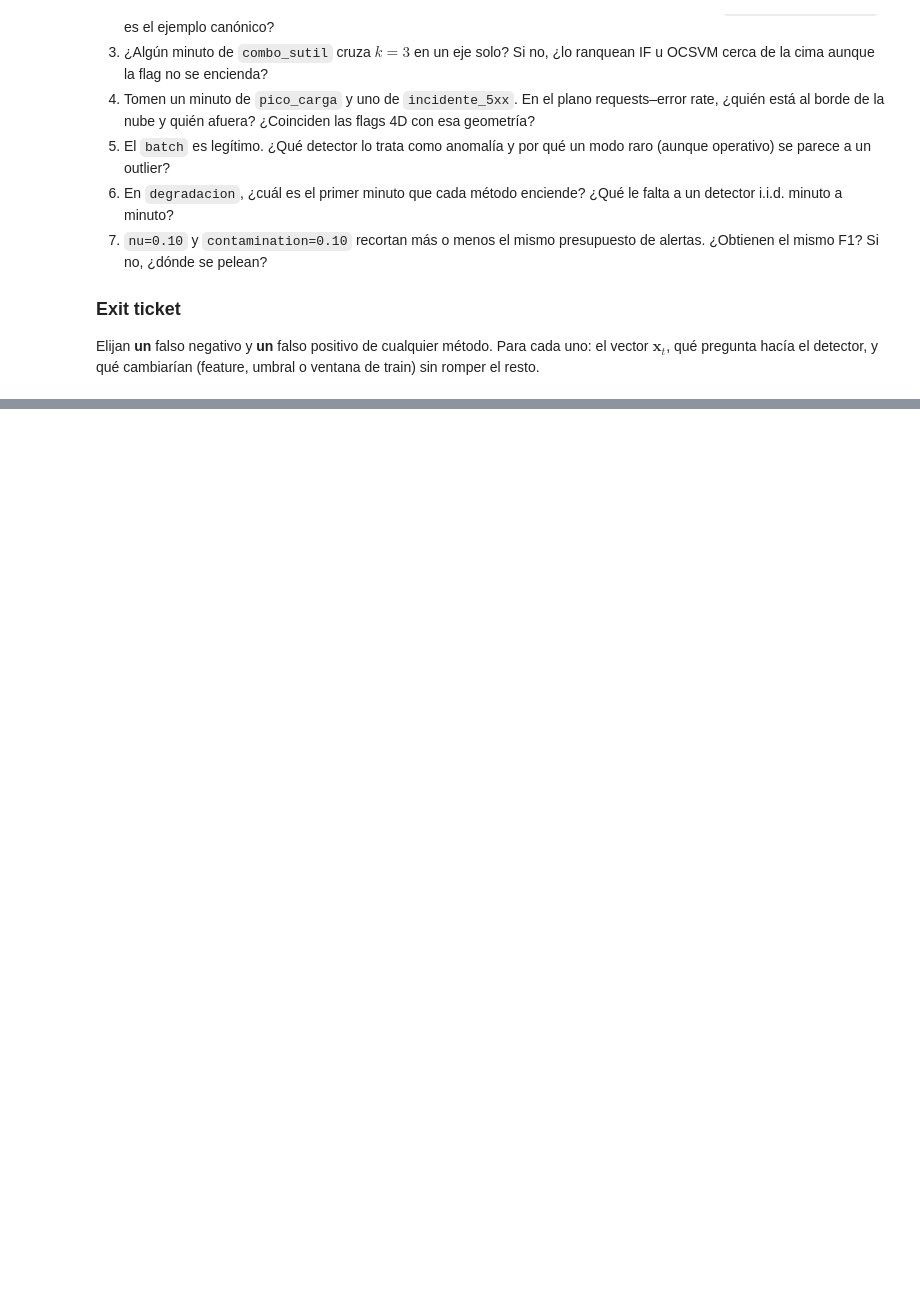
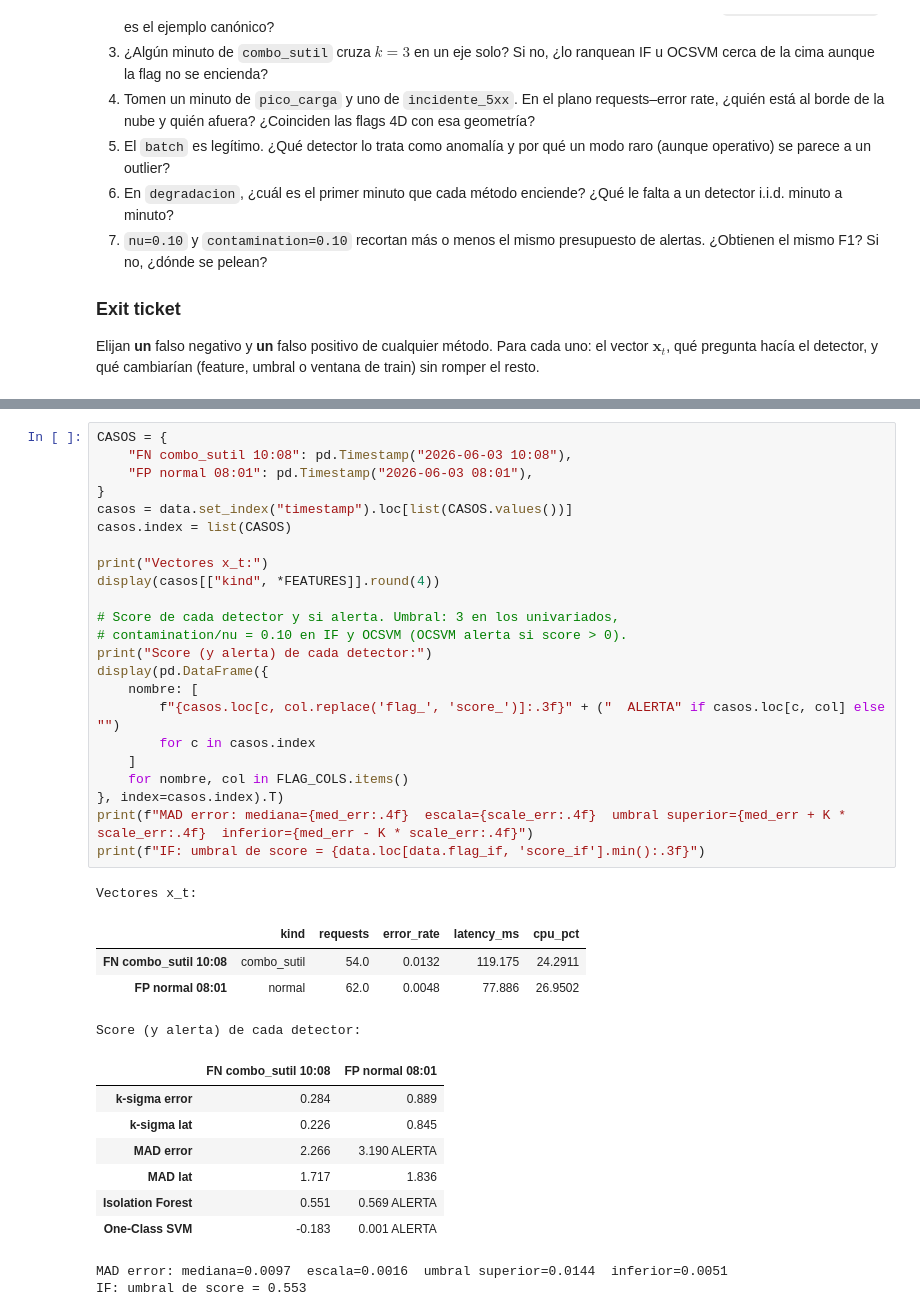
Before and after one commit to LucioSantin/AIOps-Obligatorio-230548-255573-222071, a Jupyter notebook: JupiterNotebook/comparacion_detectores_obligatorio.ipynb, the cells around one changed output, grey strips where cells are left out. Drawn from its saved outputs; the diff is of its cells as text; blank space fills up the shorter version.

```diff
--- a/JupiterNotebook/comparacion_detectores_obligatorio.ipynb
+++ b/JupiterNotebook/comparacion_detectores_obligatorio.ipynb
@@ -656,0 +750,38 @@ Elijan **un** falso negativo y **un** falso positivo de cualquier método. Para
+# %%
+CASOS = {
+    "FN combo_sutil 10:08": pd.Timestamp("2026-06-03 10:08"),
+    "FP normal 08:01": pd.Timestamp("2026-06-03 08:01"),
+}
+casos = data.set_index("timestamp").loc[list(CASOS.values())]
+casos.index = list(CASOS)
+
+print("Vectores x_t:")
+display(casos[["kind", *FEATURES]].round(4))
+
+# Score de cada detector y si alerta. Umbral: 3 en los univariados,
+# contamination/nu = 0.10 en IF y OCSVM (OCSVM alerta si score > 0).
+print("Score (y alerta) de cada detector:")
+display(pd.DataFrame({
+    nombre: [
+        f"{casos.loc[c, col.replace('flag_', 'score_')]:.3f}" + ("  ALERTA" if casos.loc[c, col] else "")
+        for c in casos.index
+    ]
+    for nombre, col in FLAG_COLS.items()
+}, index=casos.index).T)
+print(f"MAD error: mediana={med_err:.4f}  escala={scale_err:.4f}  umbral superior={med_err + K * scale_err:.4f}  inferior={med_err - K * scale_err:.4f}")
+print(f"IF: umbral de score = {data.loc[data.flag_if, 'score_if'].min():.3f}")
+# %% [output]
+Vectores x_t:
+|  | kind | requests | error_rate | latency_ms | cpu_pct |
+| FN combo_sutil 10:08 | combo_sutil | 54.0 | 0.0132 | 119.175 | 24.2911 |
+| FP normal 08:01 | normal | 62.0 | 0.0048 | 77.886 | 26.9502 |
+Score (y alerta) de cada detector:
+|  | FN combo_sutil 10:08 | FP normal 08:01 |
+| k-sigma error | 0.284 | 0.889 |
+| k-sigma lat | 0.226 | 0.845 |
+| MAD error | 2.266 | 3.190 ALERTA |
+| MAD lat | 1.717 | 1.836 |
+| Isolation Forest | 0.551 | 0.569 ALERTA |
+| One-Class SVM | -0.183 | 0.001 ALERTA |
+MAD error: mediana=0.0097  escala=0.0016  umbral superior=0.0144  inferior=0.0051
+IF: umbral de score = 0.553
```
Also changed, not shown: parts of 15 cells of this notebook, 1 other file.
